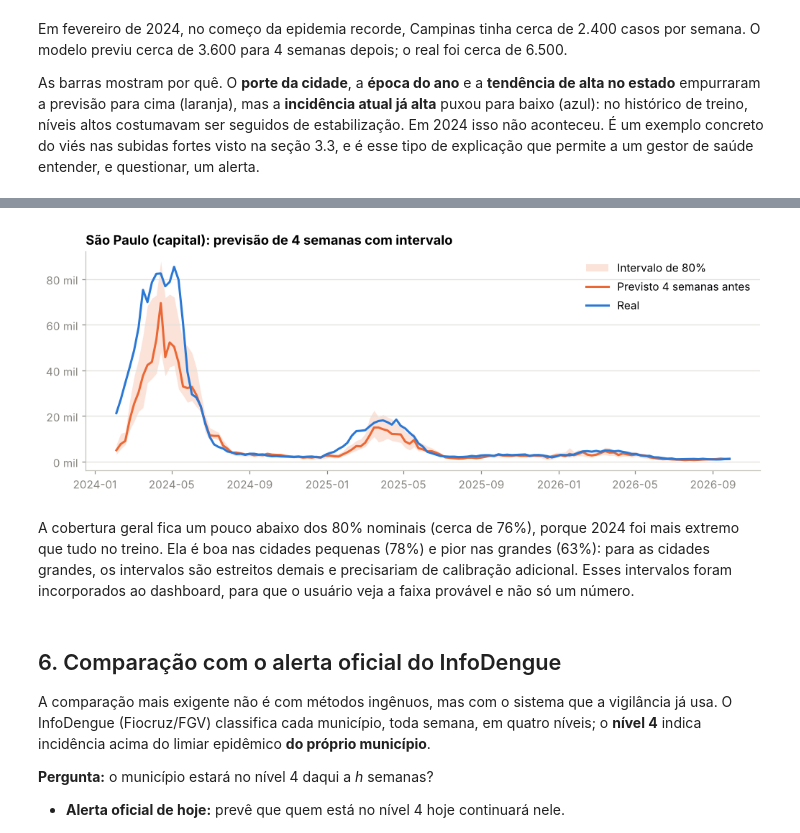
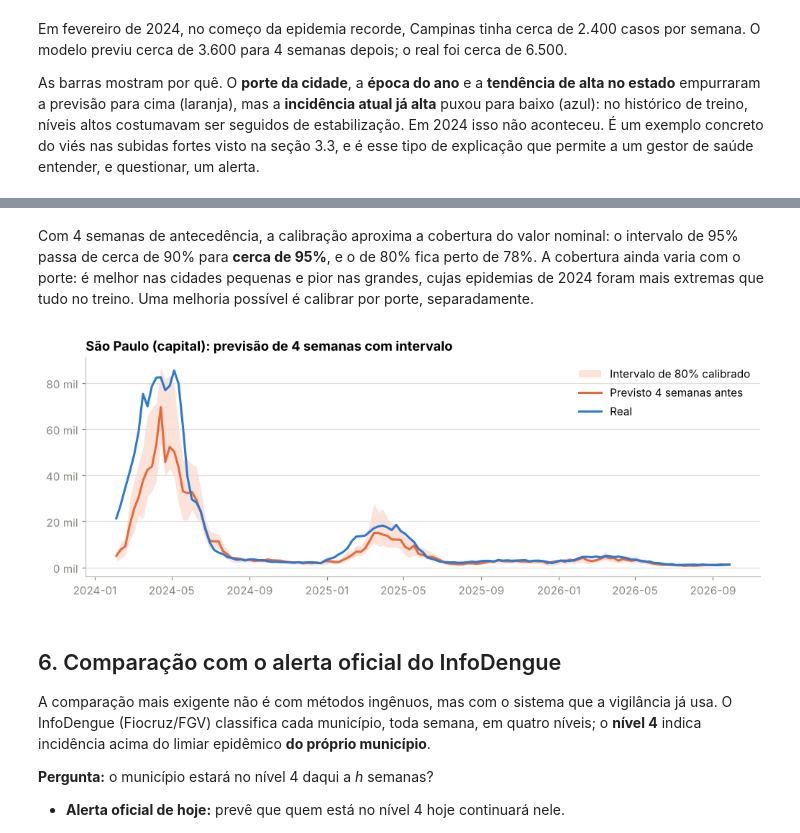
Before and after one commit to luishenrique1702/radar-dengue, a Jupyter notebook: notebooks/03_modelagem_e_avaliacao.ipynb, the cells around one changed output, grey strips where cells are left out. Drawn from its saved outputs; the diff is of its cells as text; code cells hidden in the pictures.

Commit message:
Intervalos de previsão de 50%, 80% e 95% com calibração conformal e seletor no dashboard

```diff
--- a/notebooks/03_modelagem_e_avaliacao.ipynb
+++ b/notebooks/03_modelagem_e_avaliacao.ipynb
@@ -360,0 +353,22 @@ Cobertura do intervalo de 80%: 75.6%
+# %%
+from radar_dengue.intervals import NIVEIS, conformal_adjustment, coverage, fit_quantiles, predict_bounds
+from radar_dengue.model import consolidated
+from radar_dengue.config import TEST_START
+
+base4 = consolidated(d, 4)
+alvo4 = base4["data_alvo_h4"]
+quantis = fit_quantiles(base4[alvo4 < "2023-01-01"], 4)
+calib = base4[(alvo4 >= "2023-01-01") & (alvo4 < TEST_START)]
+teste4 = base4[base4["data_iniSE"] >= TEST_START]
+
+cob = []
+for nivel in NIVEIS:
+    q = conformal_adjustment(quantis, calib, 4, nivel)
+    lo, hi = predict_bounds(quantis, teste4, nivel, q)
+    dentro = (teste4["y_h4"].to_numpy() >= lo) & (teste4["y_h4"].to_numpy() <= hi)
+    linha = {"nível": f"{nivel}%", "sem calibração (%)": coverage(quantis, teste4, 4, nivel, 0) * 100,
+             "calibrado (%)": dentro.mean() * 100}
+    por_porte = pd.Series(dentro).groupby(teste4["porte"].values, observed=True).mean() * 100
+    linha.update({f"calibrado, {p} (%)": v for p, v in por_porte.items()})
+    cob.append(linha)
+pd.DataFrame(cob).set_index("nível").round(1)
@@ -361,19 +381,21 @@ Cobertura do intervalo de 80%: 75.6%
+# %% [markdown]
+Com 4 semanas de antecedência, a calibração aproxima a cobertura do valor nominal: o intervalo de
+95% passa de cerca de 90% para **cerca de 95%**, e o de 80% fica perto de 78%. A cobertura ainda
+varia com o porte: é melhor nas cidades pequenas e pior nas grandes, cujas epidemias de 2024 foram
+mais extremas que tudo no treino. Uma melhoria possível é calibrar por porte, separadamente.
 # %%
-spq = te4.assign(real=real4, q10=q[0.1], q90=q[0.9]).query("municipio == 'São Paulo'").sort_values("data_alvo_h4")
-spq["prev"] = previsoes[4].query("municipio == 'São Paulo'").sort_values("data_alvo_h4")["prev"].values
+spq = teste4[teste4["municipio"] == "São Paulo"].sort_values("data_alvo_h4")
+q80 = conformal_adjustment(quantis, calib, 4, 80)
+lo, hi = predict_bounds(quantis, spq, 80, q80)
+prev_sp = previsoes[4].query("municipio == 'São Paulo'").sort_values("data_alvo_h4")
 fig, ax = plt.subplots(figsize=(11, 3.6))
-ax.fill_between(spq["data_alvo_h4"], spq["q10"], spq["q90"], color=style.PREVISTO, alpha=0.18, linewidth=0, label="Intervalo de 80%")
-ax.plot(spq["data_alvo_h4"], spq["prev"], color=style.PREVISTO, label="Previsto 4 semanas antes")
-ax.plot(spq["data_alvo_h4"], spq["real"], color=style.OBSERVADO, label="Real")
+ax.fill_between(spq["data_alvo_h4"], np.expm1(lo), np.expm1(hi), color=style.PREVISTO, alpha=0.18, linewidth=0, label="Intervalo de 80% calibrado")
+ax.plot(prev_sp["data_alvo_h4"], prev_sp["prev"], color=style.PREVISTO, label="Previsto 4 semanas antes")
+ax.plot(spq["data_alvo_h4"], np.expm1(spq["y_h4"]), color=style.OBSERVADO, label="Real")
 ax.yaxis.set_major_formatter(lambda v, _: f"{v/1000:.0f} mil")
 ax.set_title("São Paulo (capital): previsão de 4 semanas com intervalo"); ax.legend(); plt.show()
 # %% [output]
-[figure, old version]
+[figure, new version]
-# %% [markdown]
-A cobertura geral fica um pouco abaixo dos 80% nominais (cerca de 76%), porque 2024 foi mais extremo
-que tudo no treino. Ela é boa nas cidades pequenas (78%) e pior nas grandes (63%): para as cidades
-grandes, os intervalos são estreitos demais e precisariam de calibração adicional. Esses intervalos foram incorporados ao
-dashboard, para que o usuário veja a faixa provável e não só um número.
 # %% [markdown]
 ## 6. Comparação com o alerta oficial do InfoDengue
 
```
Also changed, not shown: parts of 5 cells of this notebook, 8 other files.
